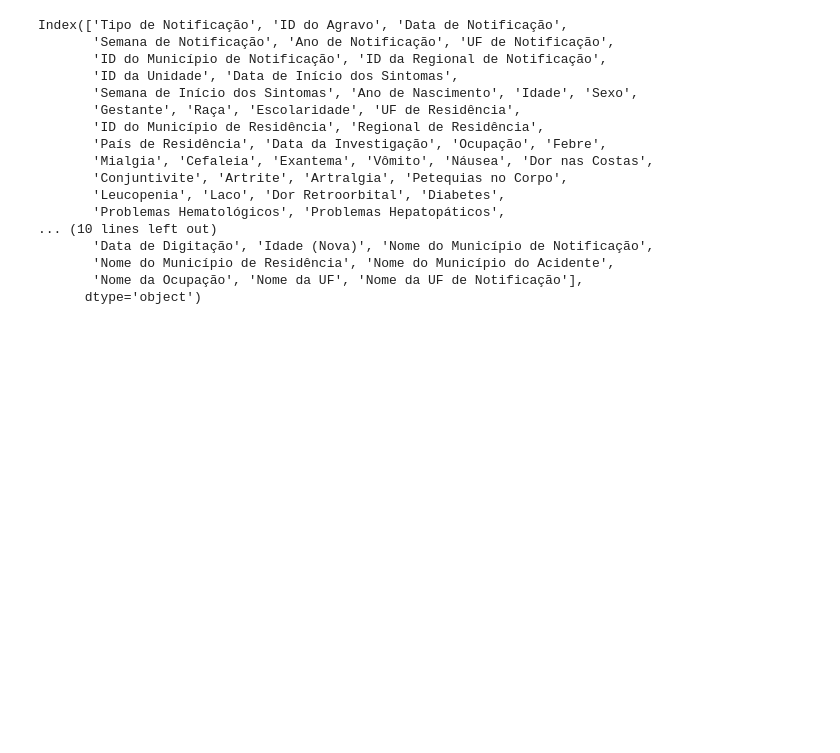
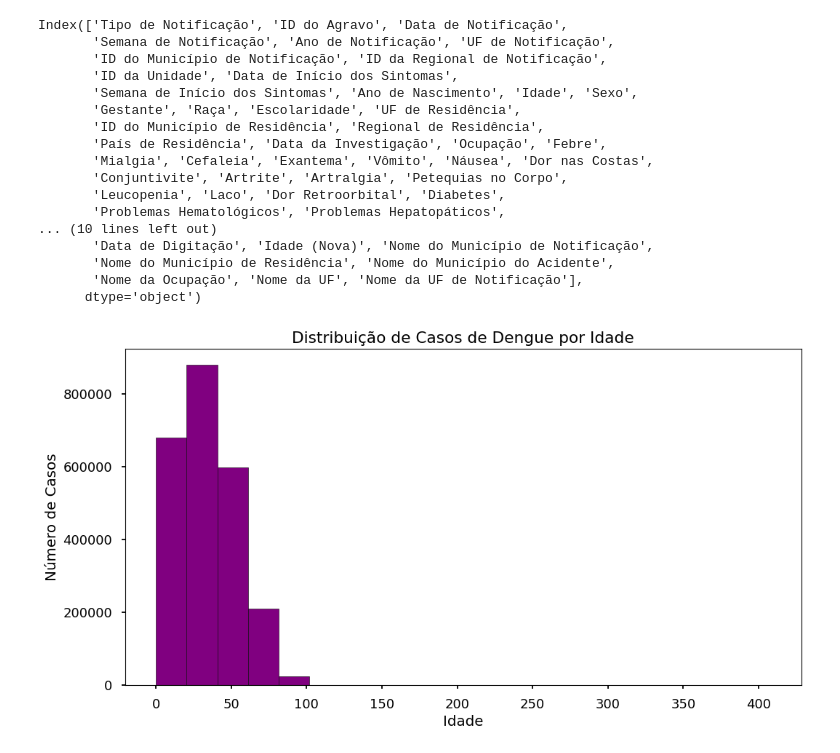
Before and after one commit to IgorNascimentoDEV/1-Projeto-Dengue-2022, a Jupyter notebook: projeto_PUC.ipynb, the cells around one changed output. Drawn from its saved outputs; the diff is of its cells as text; code cells hidden in the pictures; blank space fills up the shorter version.

```diff
--- a/projeto_PUC.ipynb
+++ b/projeto_PUC.ipynb
@@ -386,3 +579,13 @@ Index(['Tipo de Notificação', 'ID do Agravo', 'Data de Notificação',
       dtype='object')
 # %%
 dados_final.to_csv('dados_dengue.csv', index=False, sep=';')
+# %%
+# Criando um histograma para visualizar a distribuição por idade
+plt.figure(figsize=(12, 6))
+dados_final['Idade (Nova)'].plot(kind='hist', bins=20, color='purple', edgecolor='black')
+plt.title('Distribuição de Casos de Dengue por Idade')
+plt.xlabel('Idade')
+plt.ylabel('Número de Casos')
+plt.show()
+# %% [output]
+[figure, added]
```
Also changed, not shown: parts of 30 cells of this notebook.
